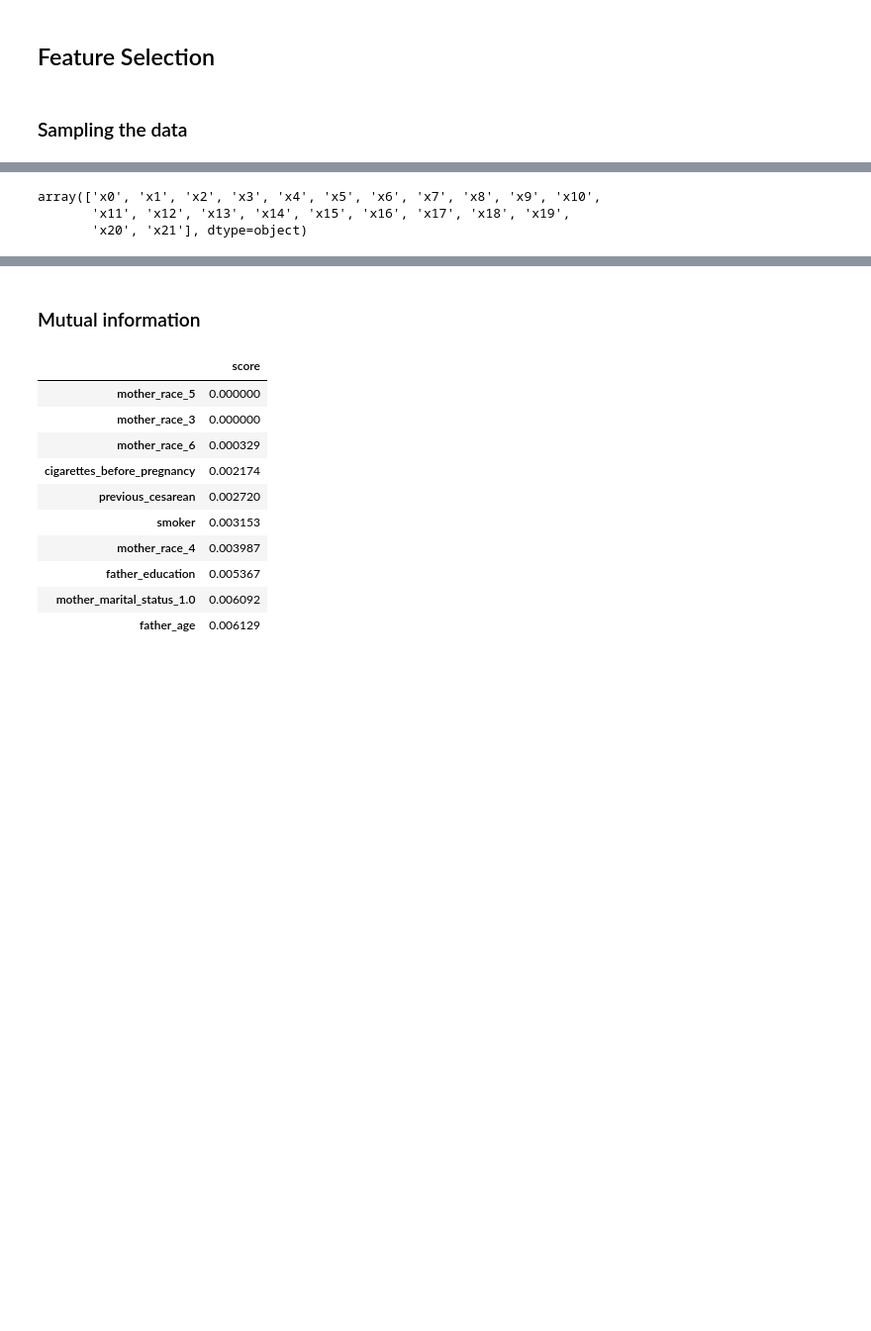
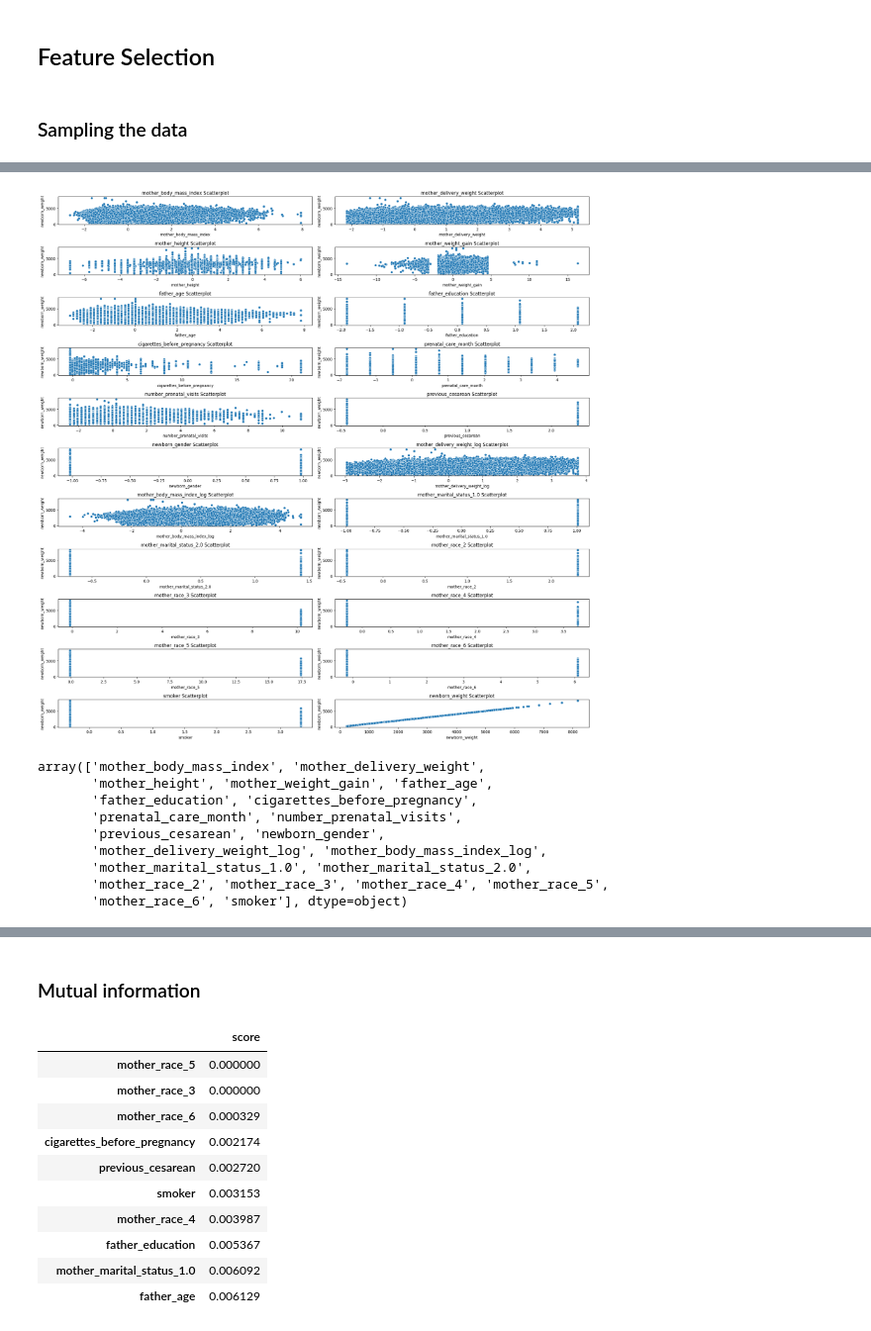
Before and after one commit to melkri/Machine_Learning_Regression, a Jupyter notebook: scripts/02.feature_engineering.ipynb, the cells around one changed output, grey strips where cells are left out. Shown at 99% size. Cells and saved outputs as stored; diff of their text form; code cells hidden in the pictures; blank space fills up the shorter version.

```diff
--- a/scripts/02.feature_engineering.ipynb
+++ b/scripts/02.feature_engineering.ipynb
@@ -111,9 +112,11 @@ def feature_engineering(df):
     df['mother_delivery_weight_log'] = np.log(df['mother_delivery_weight'])
     df['mother_body_mass_index_log'] = np.log(df['mother_body_mass_index'])
 
-    df = pd.get_dummies(df, columns=['mother_marital_status'])
-    df.rename(columns={'mother_marital_status_1': 'mother_marital_status_married',
-                    'mother_marital_status_2': 'mother_marital_status_not_married'}, inplace=True)
+    df = pd.get_dummies(df, columns=['mother_marital_status'], drop_first=True)
+    df.rename(columns={'mother_marital_status_1.0': 'mother_marital_status_married',
+              'mother_marital_status_2.0': 'mother_marital_status_not_married'}, inplace=True)
+    df['mother_marital_status_married'] = df['mother_marital_status_married'].astype(bool)
+    df['mother_marital_status_not_married'] = df['mother_marital_status_not_married'].astype(bool)
 
     race_mapping = {
         1: 'White',
@@ -123,8 +126,10 @@ def feature_engineering(df):
         5: 'NHOPI',
         6: 'More than one race'
     }
+    race_columns = [f"mother_race_{value}" for value in race_mapping.values()]
     df = pd.get_dummies(df, columns=['mother_race'], drop_first=True)
-    df.rename(columns=race_mapping, inplace=True)
+    df.rename(columns={col: f"race_mapping_{race_mapping[int(col.split('_')[-1])]}" for col in df.columns if 'mother_race' in col}, inplace=True)
+    df[race_columns] = df[race_columns].astype(bool)
 
 
     education_mapping = {
@@ -147,11 +152,11 @@ def feature_engineering(df):
     #encoded_columns.columns = encoded_columns.columns.str.replace('prenatal_care_', 'prenatal_care_')
     #df = pd.concat([df, encoded_columns], axis=1)
 
-    df['previous_cesarean'] = df['previous_cesarean'].map({'Y': 1, 'N': 0, 'U': 0})
+    df['previous_cesarean'] = df['previous_cesarean'].map({'Y': 1, 'N': 0, 'U': 0}).astype(bool)
 
-    df['newborn_gender'] = (df['newborn_gender'] == 'M').astype(int)
+    df['newborn_gender'] = (df['newborn_gender'] == 'M').astype(bool)
 
-    df['smoker'] =(df['cigarettes_before_pregnancy'] > 0).astype(int)
+    df['smoker'] =(df['cigarettes_before_pregnancy'] > 0).astype(bool)
 
 
     return df
@@ -216,7 +236,7 @@ x_col = ['mother_body_mass_index', 'mother_delivery_weight', 'mother_height',
        'cigarettes_before_pregnancy', 'prenatal_care_month',
        'number_prenatal_visits', 'previous_cesarean', 'newborn_gender',
         'mother_delivery_weight_log',
-       'mother_body_mass_index_log', 'mother_marital_status_0.0',
+       'mother_body_mass_index_log',
        'mother_marital_status_1.0', 'mother_marital_status_2.0',
        'mother_race_2', 'mother_race_3', 'mother_race_4', 'mother_race_5',
        'mother_race_6', 'smoker']
@@ -272 +286,21 @@ Name: newborn_weight, Length: 500000, dtype: int64
+# %%
+fig, axes = plt.subplots(nrows=11, ncols=2, figsize=(20, 20))
+fig.subplots_adjust(hspace=0.5)
+
+axes = axes.flatten()
+
+columns = df.columns
+
+for i, column in enumerate(columns):
+
+    ax = axes[i]
+    sns.scatterplot(data=df, x=column, y='newborn_weight', ax=ax)
+    ax.set_title(column + " Scatterplot")
+    ax.set_xlabel(column)
+    ax.set_ylabel("newborn_weight")
+
+plt.tight_layout()
+plt.show()
+# %% [output]
+[figure, added]
 # %%
@@ -279,12 +312,15 @@ col_redundant
 general_ranking = pd.DataFrame(index=x_col)
 # %%
-scaler = StandardScaler()
-
-
-sel_ = SelectFromModel(Lasso(alpha=0.005, random_state=10))
-sel_.fit(scaler.fit_transform(df[x_col]), df[y_col])
-sel_.get_feature_names_out()
+#sel_ = SelectFromModel(Lasso(alpha=0.005, random_state=10))
+#sel_.fit(df[x_col], df[y_col])
+#sel_.get_feature_names_out()
 # %% [output]
-array(['x0', 'x1', 'x2', 'x3', 'x4', 'x5', 'x6', 'x7', 'x8', 'x9', 'x10',
-       'x11', 'x12', 'x13', 'x14', 'x15', 'x16', 'x17', 'x18', 'x19',
-       'x20', 'x21'], dtype=object)
+array(['mother_body_mass_index', 'mother_delivery_weight',
+       'mother_height', 'mother_weight_gain', 'father_age',
+       'father_education', 'cigarettes_before_pregnancy',
+       'prenatal_care_month', 'number_prenatal_visits',
+       'previous_cesarean', 'newborn_gender',
+       'mother_delivery_weight_log', 'mother_body_mass_index_log',
+       'mother_marital_status_1.0', 'mother_marital_status_2.0',
+       'mother_race_2', 'mother_race_3', 'mother_race_4', 'mother_race_5',
+       'mother_race_6', 'smoker'], dtype=object)
```
Also changed, not shown: parts of 15 cells of this notebook.
